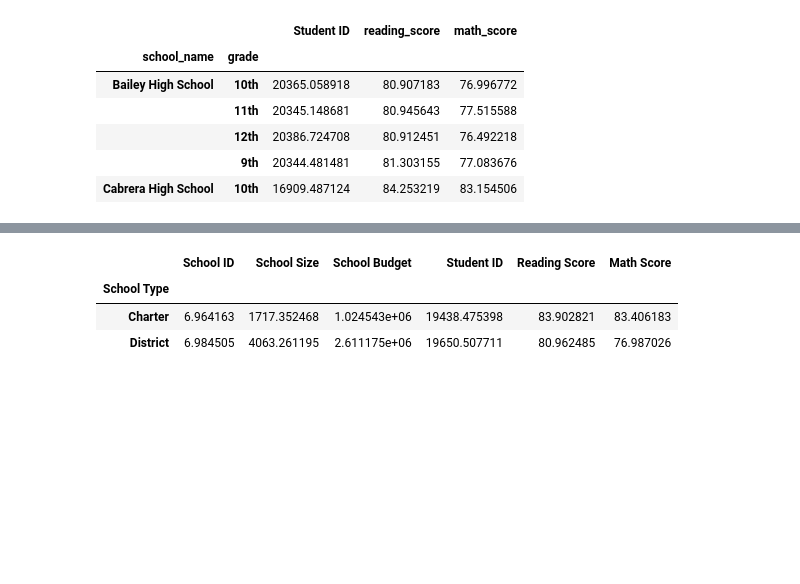
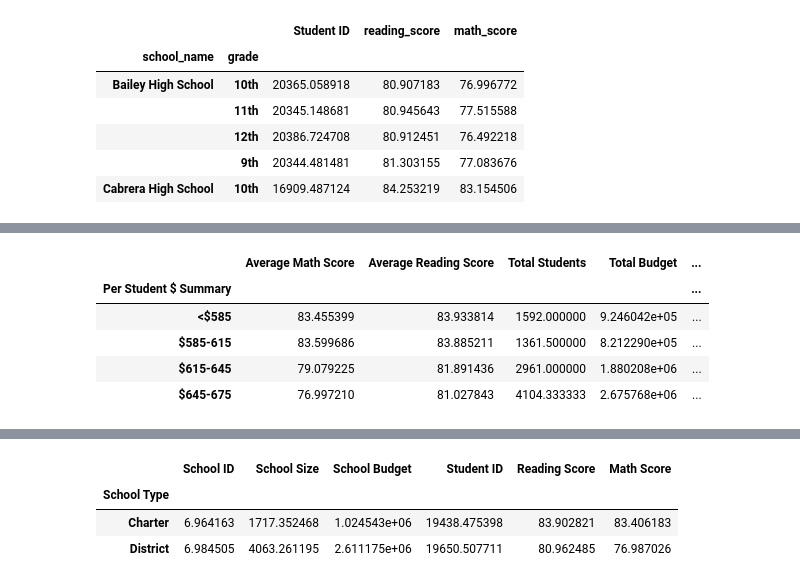
Before and after one commit to tc-sabr/school_testing_analysis, a Jupyter notebook: School_District_Analysis.ipynb, the cells around one changed output, grey strips where cells are left out. Drawn from its saved outputs; the diff is of its cells as text; code cells hidden in the pictures; blank space fills up the shorter version.

Commit message:
code scores by school spending

```diff
--- a/School_District_Analysis.ipynb
+++ b/School_District_Analysis.ipynb
@@ -486,3 +487,14 @@ sch_math_group.mean().head()
 |  | 12th | 20386.724708 | 80.912451 | 76.492218 |
 |  | 9th | 20344.481481 | 81.303155 | 77.083676 |
 | Cabrera High School | 10th | 16909.487124 | 84.253219 | 83.154506 |
+# %%
+#create bins for groupby school spending
+bins = [0, 585, 615, 645, 675]
+
+group_names = ['<$585', '$585-615', '$615-645', '$645-675']
+# %%
+#hold raw school summary in new var
+raw_student_spend = raw_school_summary
+
+raw_student_spend["Per Student $ Summary"] = pd.cut(raw_student_spend["Per Student Budget"], bins, labels=group_names)
+raw_student_spend.head()
@@ -488,0 +509,11 @@ sch_math_group.mean().head()
+# %%
+#groupby per student bins
+raw_spend_summary = raw_student_spend.groupby('Per Student $ Summary')
+raw_spend_summary.mean()
+# %% [output]
+|  | Average Math Score | Average Reading Score | Total Students | Total Budget | ... |
+| Per Student $ Summary |  |  |  |  | ... |
+| <$585 | 83.455399 | 83.933814 | 1592.000000 | 9.246042e+05 | ... |
+| $585-615 | 83.599686 | 83.885211 | 1361.500000 | 8.212290e+05 | ... |
+| $615-645 | 79.079225 | 81.891436 | 2961.000000 | 1.880208e+06 | ... |
+| $645-675 | 76.997210 | 81.027843 | 4104.333333 | 2.675768e+06 | ... |
```
Also changed, not shown: parts of 4 cells of this notebook.
